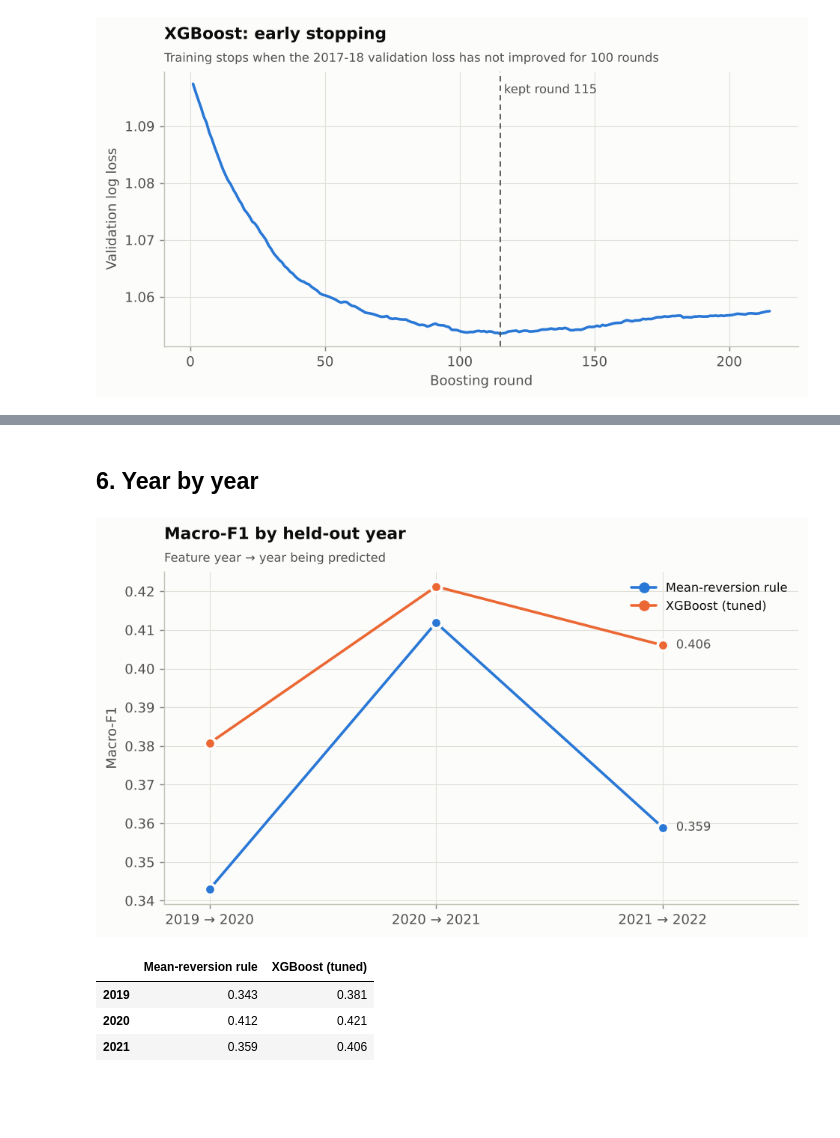
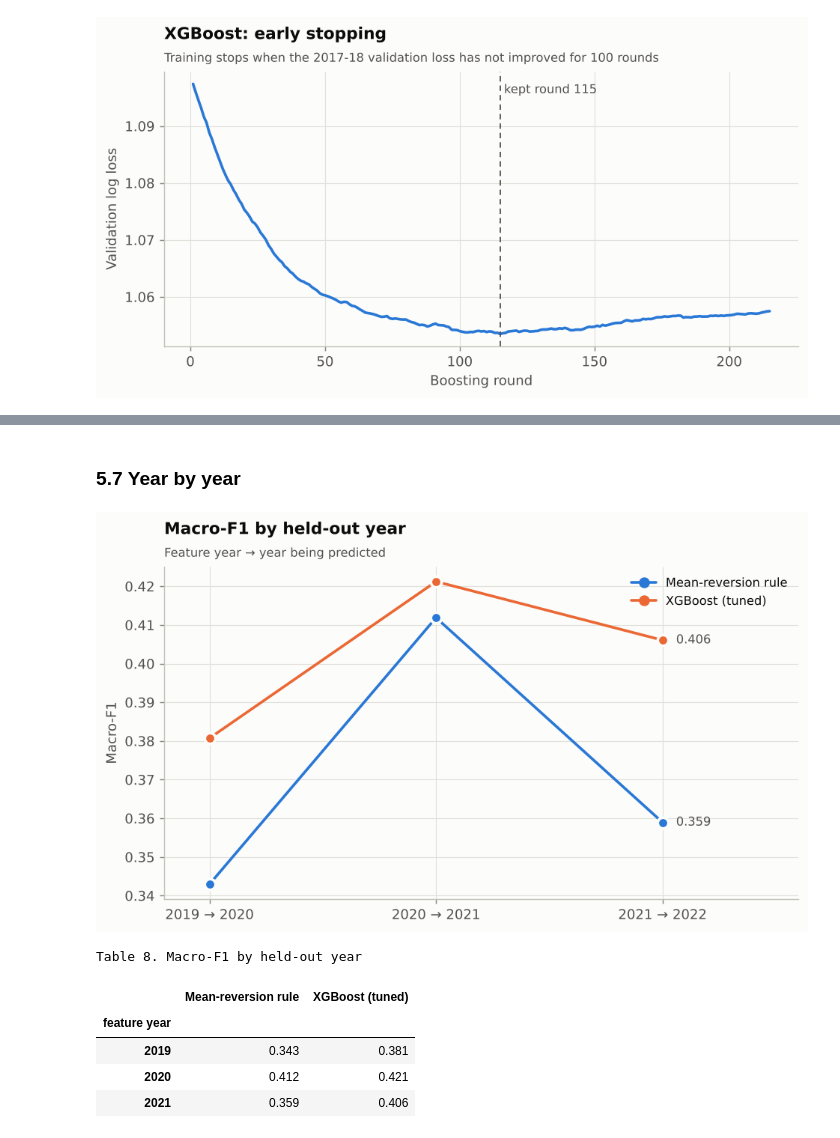
Before and after one commit to HarshilMaks/mini-project, a Jupyter notebook: notebooks/03_xgboost_classification.ipynb, the cells around one changed output, grey strips where cells are left out. Saved outputs shown, nothing was run; the diff lists cells and outputs as text; code cells hidden in the pictures; blank space fills up the shorter version.

```diff
--- a/notebooks/03_xgboost_classification.ipynb
+++ b/notebooks/03_xgboost_classification.ipynb
@@ -144,12 +235,14 @@ Actual mix of the held-out rows: down 33%, stable 30%, up 37%. Mix the model pre
 # %% [markdown]
-## 6. Year by year
+### 5.7 Year by year
 # %%
 by_year = scores_by_year(saved, m, cfg, ["mean_reversion", "xgboost_tuned"])
 viz.show(viz.plot_by_year(by_year, "Macro-F1 by held-out year"))
-by_year.rename(columns=viz.label)
+viz.show_table(by_year.rename(columns=viz.label).rename_axis("feature year"), "Table 8. Macro-F1 by held-out year", "{:.3f}")
 # %% [output]
 [figure]
+Table 8. Macro-F1 by held-out year
 |  | Mean-reversion rule | XGBoost (tuned) |
+| feature year |  |  |
 | 2019 | 0.343 | 0.381 |
 | 2020 | 0.412 | 0.421 |
 | 2021 | 0.359 | 0.406 |
```
Also changed, not shown: parts of 33 cells of this notebook.
